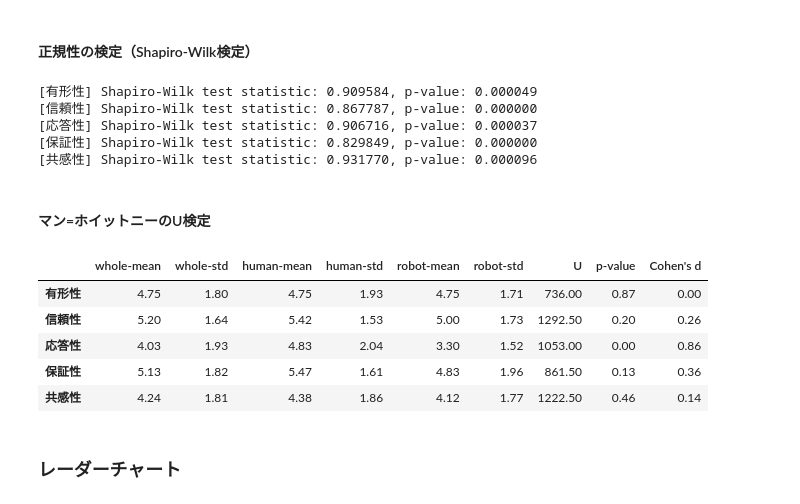
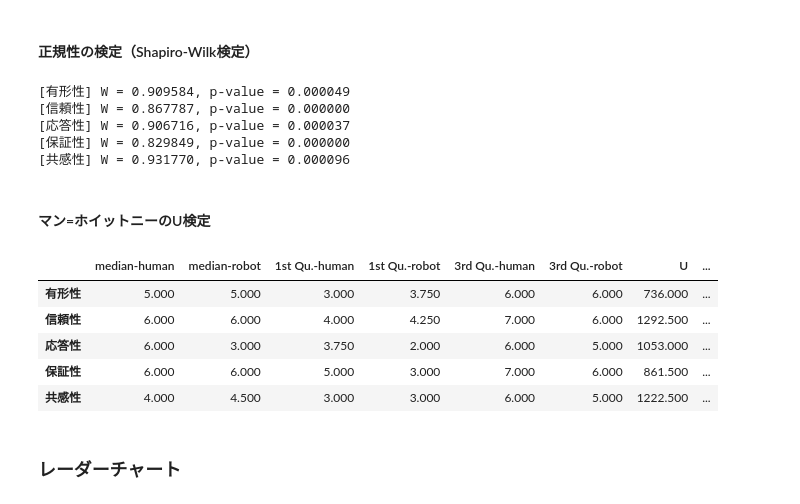
Before and after one commit to hayaponpoco/CommU_cafe, a Jupyter notebook: analysis/analysis.ipynb, the cells around one changed output. Drawn from its saved outputs; the diff is of its cells as text; code cells hidden in the pictures.

```diff
--- a/analysis/analysis.ipynb
+++ b/analysis/analysis.ipynb
@@ -19,0 +78,17 @@ aov_data = original.iloc[:, 24:]
+# %%
+def effectsize_mannwhitneyu(x1, x2, U):
+    n1, n2 = len(x1), len(x2)
+    E_U = n1 * n2 / 2
+    V_U = n1 * n2 * (n1+n2+1) / 12
+    Z = abs(U - E_U) / np.sqrt(V_U)
+    r = Z / np.sqrt(n1+n2)
+    return r
+# %%
+from scipy.stats import mannwhitneyu
+
+human = aov_data[aov_data['店員'] == '人']
+robot = aov_data[aov_data['店員'] == 'ロボット']
+
+U, p_mannwhitneyu = mannwhitneyu(human['金額'], robot['金額'])
+r = effectsize_mannwhitneyu(human['金額'], robot['金額'], U)
+print('U = %f, p-value = %f, r = %f'%(U, p_mannwhitneyu, r))
@@ -255,12 +436,12 @@ from scipy.stats import shapiro
 for dim in dimensions.keys():
     df_vertical = pd.melt(fa_data.loc[:, dimensions[dim]])
     W, p_shapiro = shapiro(df_vertical['value'])
-    print('[%s] Shapiro-Wilk test statistic: %f, p-value: %f'%(dim, W, p_shapiro))
+    print('[%s] W = %f, p-value = %f'%(dim, W, p_shapiro))
 # %% [output]
-[有形性] Shapiro-Wilk test statistic: 0.909584, p-value: 0.000049
-[信頼性] Shapiro-Wilk test statistic: 0.867787, p-value: 0.000000
-[応答性] Shapiro-Wilk test statistic: 0.906716, p-value: 0.000037
-[保証性] Shapiro-Wilk test statistic: 0.829849, p-value: 0.000000
-[共感性] Shapiro-Wilk test statistic: 0.931770, p-value: 0.000096
+[有形性] W = 0.909584, p-value = 0.000049
+[信頼性] W = 0.867787, p-value = 0.000000
+[応答性] W = 0.906716, p-value = 0.000037
+[保証性] W = 0.829849, p-value = 0.000000
+[共感性] W = 0.931770, p-value = 0.000096
 # %% [markdown]
 #### マン=ホイットニーのU検定
@@ -278,40 +448,36 @@ def cohens_d(x1, x2):
 # %%
-from scipy.stats import mannwhitneyu
-
 df_res = pd.DataFrame({
-    'whole-mean': 0.0, 'whole-std': 0.0,
-    'human-mean': 0.0, 'human-std': 0.0,
-    'robot-mean': 0.0, 'robot-std': 0.0,
-    'U': 0.0, 'p-value': 0.0, "Cohen's d": 0.0
+    'median-human': 0.0, 'median-robot': 0.0,
+    '1st Qu.-human': 0.0, '1st Qu.-robot': 0.0,
+    '3rd Qu.-human': 0.0, '3rd Qu.-robot': 0.0,
+    'U': 0.0, 'p-value': 0.0, 'r': 0.0
 }, index=dimensions)
 
 for dim in dimensions.keys():
-    whole_vertical = pd.melt(fa_data.loc[:, dimensions[dim]])
-    df_res.loc[dim, 'whole-mean'] = whole_vertical['value'].mean()
-    df_res.loc[dim, 'whole-std'] = whole_vertical['value'].std()
-
     human_vertical = pd.melt(fa_data_human.loc[:, dimensions[dim]])
-    df_res.loc[dim, 'human-mean'] = human_vertical['value'].mean()
-    df_res.loc[dim, 'human-std'] = human_vertical['value'].std()
+    df_res.loc[dim, 'median-human'] = human_vertical['value'].median()
+    df_res.loc[dim, '1st Qu.-human'] = human_vertical['value'].quantile(0.25)
+    df_res.loc[dim, '3rd Qu.-human'] = human_vertical['value'].quantile(0.75)
 
     robot_vertical = pd.melt(fa_data_robot.loc[:, dimensions[dim]])
-    df_res.loc[dim, 'robot-mean'] = robot_vertical['value'].mean()
-    df_res.loc[dim, 'robot-std'] = robot_vertical['value'].std()
+    df_res.loc[dim, 'median-robot'] = robot_vertical['value'].median()
+    df_res.loc[dim, '1st Qu.-robot'] = robot_vertical['value'].quantile(0.25)
+    df_res.loc[dim, '3rd Qu.-robot'] = robot_vertical['value'].quantile(0.75)
 
     U, p_mannwhitneyu = mannwhitneyu(human_vertical['value'], robot_vertical['value'])
-    d = cohens_d(human_vertical['value'], robot_vertical['value'])
+    r = effectsize_mannwhitneyu(human_vertical['value'], robot_vertical['value'], U)
     df_res.loc[dim, 'U'] = U
     df_res.loc[dim, 'p-value'] = p_mannwhitneyu
-    df_res.loc[dim, "Cohen's d"] = d
+    df_res.loc[dim, 'r'] = r
 
-df_res.apply(lambda s: s.apply(lambda x: format(x, '.2f')))
+df_res.apply(lambda s: s.apply(lambda x: format(x, '.3f')))
 # %% [output]
-|  | whole-mean | whole-std | human-mean | human-std | robot-mean | robot-std | U | p-value | Cohen's d |
-| 有形性 | 4.75 | 1.80 | 4.75 | 1.93 | 4.75 | 1.71 | 736.00 | 0.87 | 0.00 |
-| 信頼性 | 5.20 | 1.64 | 5.42 | 1.53 | 5.00 | 1.73 | 1292.50 | 0.20 | 0.26 |
-| 応答性 | 4.03 | 1.93 | 4.83 | 2.04 | 3.30 | 1.52 | 1053.00 | 0.00 | 0.86 |
-| 保証性 | 5.13 | 1.82 | 5.47 | 1.61 | 4.83 | 1.96 | 861.50 | 0.13 | 0.36 |
-| 共感性 | 4.24 | 1.81 | 4.38 | 1.86 | 4.12 | 1.77 | 1222.50 | 0.46 | 0.14 |
+|  | median-human | median-robot | 1st Qu.-human | 1st Qu.-robot | 3rd Qu.-human | 3rd Qu.-robot | U | ... |
+| 有形性 | 5.000 | 5.000 | 3.000 | 3.750 | 6.000 | 6.000 | 736.000 | ... |
+| 信頼性 | 6.000 | 6.000 | 4.000 | 4.250 | 7.000 | 6.000 | 1292.500 | ... |
+| 応答性 | 6.000 | 3.000 | 3.750 | 2.000 | 6.000 | 5.000 | 1053.000 | ... |
+| 保証性 | 6.000 | 6.000 | 5.000 | 3.000 | 7.000 | 6.000 | 861.500 | ... |
+| 共感性 | 4.000 | 4.500 | 3.000 | 3.000 | 6.000 | 5.000 | 1222.500 | ... |
 # %% [markdown]
 ### レーダーチャート
 # %% [markdown]
```
Also changed, not shown: parts of 38 cells of this notebook, 4 other files.
